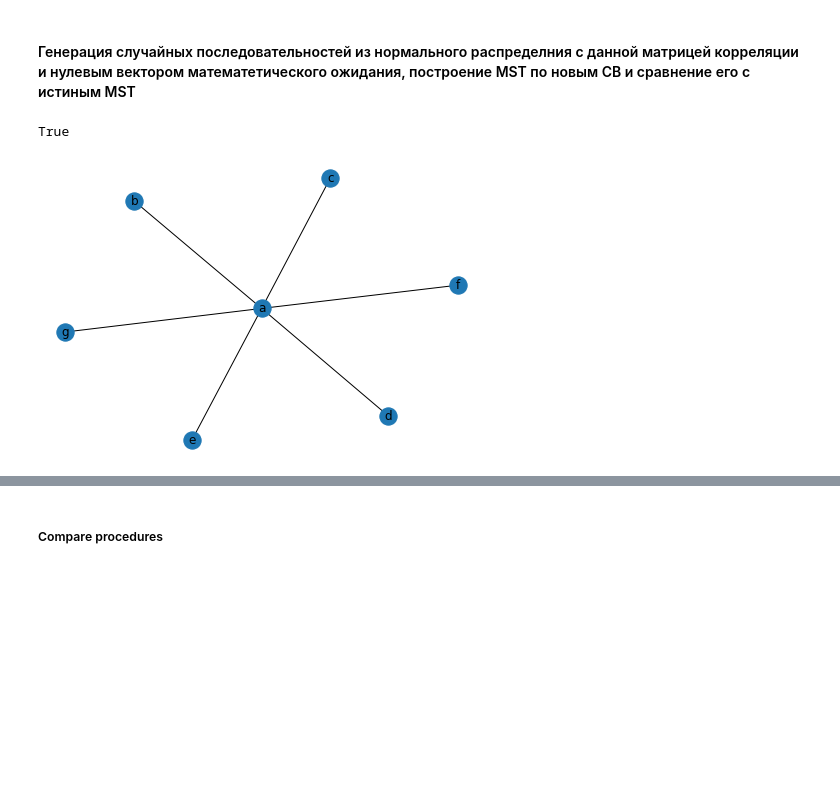
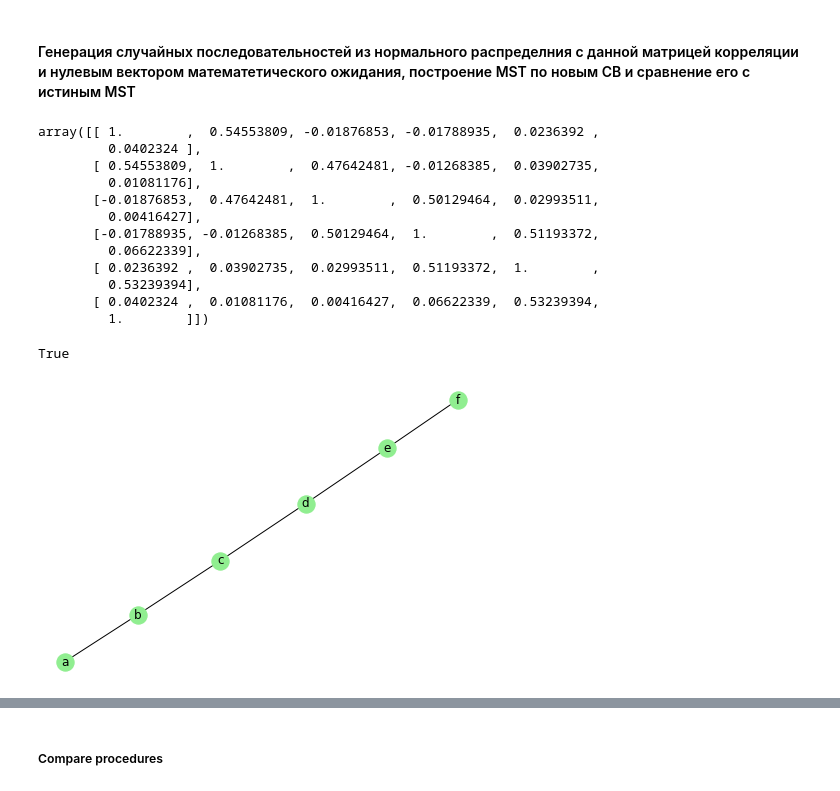
Before and after one commit to kislN/SignProcedure, a Jupyter notebook: main_rand_values.ipynb, the cells around one changed output, grey strips where cells are left out. Saved outputs shown, nothing was run; the diff lists cells and outputs as text; code cells hidden in the pictures; blank space fills up the shorter version.

```diff
--- a/main_rand_values.ipynb
+++ b/main_rand_values.ipynb
@@ -208,24 +208,39 @@ observ = 1000, same = 1.0
 # %% [markdown]
 #### Генерация случайных последовательностей из нормального распределния с данной матрицей корреляции и нулевым вектором математетического ожидания, построение MST по новым СВ и сравнение его с истиным MST
 # %%
-stcks = ['a', 'b', 'c', 'd', 'e', 'f', 'g']
-corr = [[1, 0, 0, 0, 0, 0, 0],\
-        [0, 1, 0, 0, 0, 0, 0],\
-        [0, 0, 1, 0, 0, 0, 0],\
-        [0, 0, 0, 1, 0, 0, 0],\
-        [0, 0, 0, 0, 1, 0, 0],\
-        [0, 0, 0, 0, 0, 1, 0],\
-        [0, 0, 0, 0, 0, 0, 1]]
+stcks = ['a', 'b', 'c', 'd', 'e', 'f']
+corr = [[1, 0.5, 0, 0, 0, 0],\
+        [0.5, 1, 0.5, 0, 0, 0],\
+        [0, 0.5, 1, 0.5, 0, 0],\
+        [0, 0, 0.5, 1, 0.5, 0],\
+        [0, 0, 0, 0.5, 1, 0.5],\
+        [0, 0, 0, 0, 0.5, 1]]
 
-ref_MST1 = create_Kruskal_MST(corr, stcks)
-
-ref_MST2 = create_Prima_MST(corr, stcks)
-
-print(sorted(ref_MST1.degree) == sorted(ref_MST2.degree))
-nx.draw(ref_MST2, with_labels=True)
+corr = np.corrcoef(get_norm_seq(corr, 1000))
+corr
 # %% [output]
-True
+array([[ 1.        ,  0.54553809, -0.01876853, -0.01788935,  0.0236392 ,
+         0.0402324 ],
+       [ 0.54553809,  1.        ,  0.47642481, -0.01268385,  0.03902735,
+         0.01081176],
+       [-0.01876853,  0.47642481,  1.        ,  0.50129464,  0.02993511,
+         0.00416427],
+       [-0.01788935, -0.01268385,  0.50129464,  1.        ,  0.51193372,
+         0.06622339],
+       [ 0.0236392 ,  0.03902735,  0.02993511,  0.51193372,  1.        ,
+         0.53239394],
+       [ 0.0402324 ,  0.01081176,  0.00416427,  0.06622339,  0.53239394,
+         1.        ]])
-[figure, removed]
+# %%
+ref_MST1 = create_Kruskal_MST(corr, stcks)
+
+ref_MST2 = create_Prim_MST(corr, stcks)
+
+print(sorted(ref_MST1.degree) == sorted(ref_MST2.degree))
+nx.draw(ref_MST2, with_labels=True, node_color='lightgreen')
+# %% [output]
+True
+[figure, added]
 # %%
 new_rets = get_norm_seq(corr, 100)
 new_inds = get_inds_matrix(new_rets)
```
Also changed, not shown: parts of 16 cells of this notebook, 3 other files.
